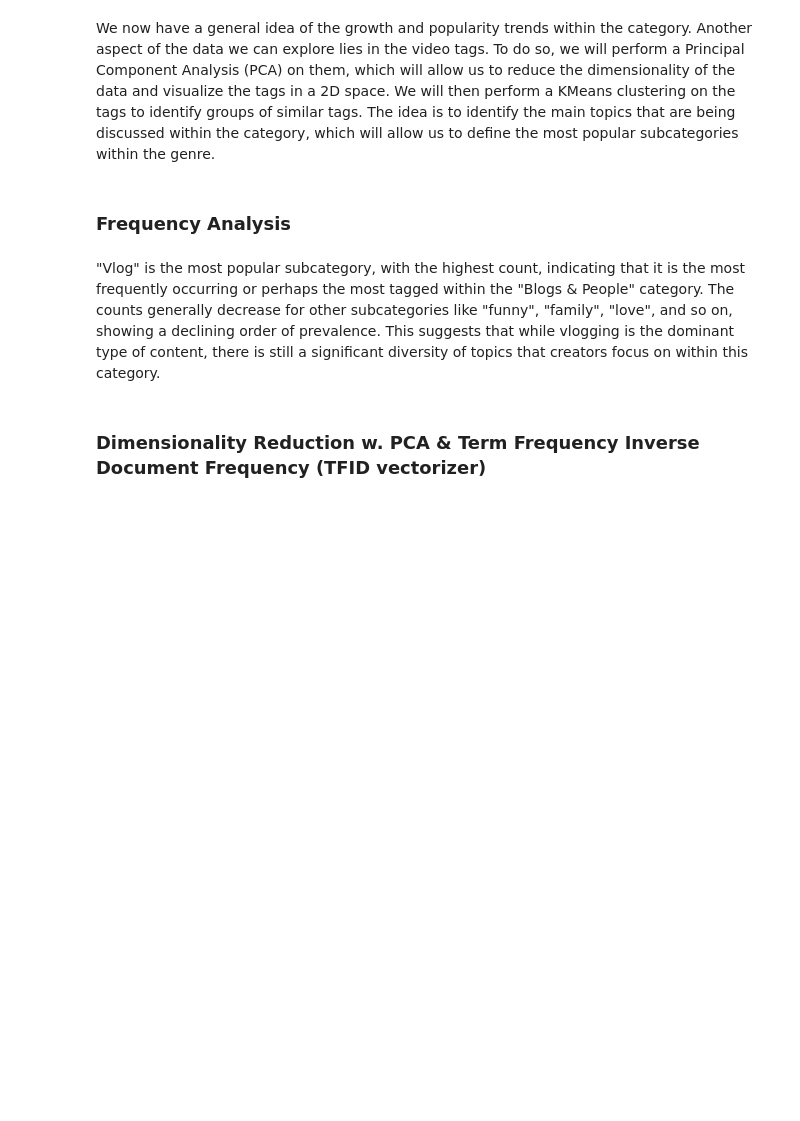
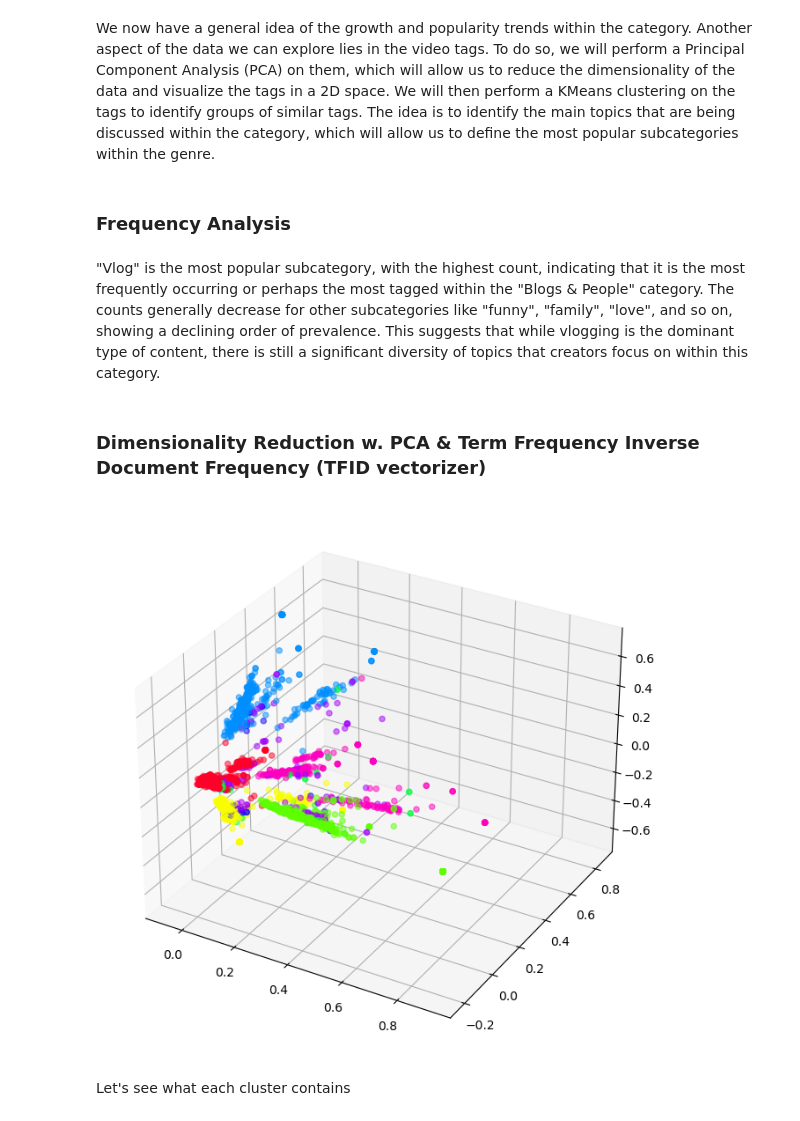
Before and after one commit to kamilmellouk/kadabros, a Jupyter notebook: eda.ipynb, the cells around one changed output. Cells and saved outputs as stored; diff of their text form; code cells hidden in the pictures; blank space fills up the shorter version.

```diff
--- a/eda.ipynb
+++ b/eda.ipynb
@@ -217,18 +288,24 @@ plt.show()
 "Vlog" is the most popular subcategory, with the highest count, indicating that it is the most frequently occurring or perhaps the most tagged within the "Blogs & People" category. The counts generally decrease for other subcategories like "funny", "family", "love", and so on, showing a declining order of prevalence. This suggests that while vlogging is the dominant type of content, there is still a significant diversity of topics that creators focus on within this category.
 # %% [markdown]
 ### Dimensionality Reduction w. PCA & Term Frequency Inverse Document Frequency (TFID vectorizer)
+# %%
+num_tags = 10_000
 # %%
-vectorizer = TfidfVectorizer(max_features=1000)  # Adjust the number of features
-tfidf_matrix = vectorizer.fit_transform(tags[:1_000_000])
+vectorizer = TfidfVectorizer(max_features=1000)
+tfidf_matrix = vectorizer.fit_transform(tags[:num_tags])
 # %%
-n_clusters = 1000  # Adjust based on your data
-kmeans = KMeans(n_clusters=n_clusters)
+n_clusters = 10
+kmeans = KMeans(n_clusters=n_clusters, n_init=10) # n_init is set to avoid warning message
 clusters = kmeans.fit_predict(tfidf_matrix)
 # %%
 pca = PCA(n_components=3)
 reduced_data = pca.fit_transform(np.asarray(tfidf_matrix.todense()))
 # %%
-fig = plt.figure()
+fig = plt.figure(figsize=(10, 8))
 ax = fig.add_subplot(111, projection='3d')
-ax.scatter(reduced_data[:,0], reduced_data[:,1], reduced_data[:,2], c=clusters)
+ax.scatter(reduced_data[:,0], reduced_data[:,1], reduced_data[:,2], c=clusters, cmap='gist_rainbow', alpha=0.5)
 plt.show()
+# %% [output]
+[figure, added]
+# %% [markdown]
+Let's see what each cluster contains
```
Also changed, not shown: parts of 21 cells of this notebook.
